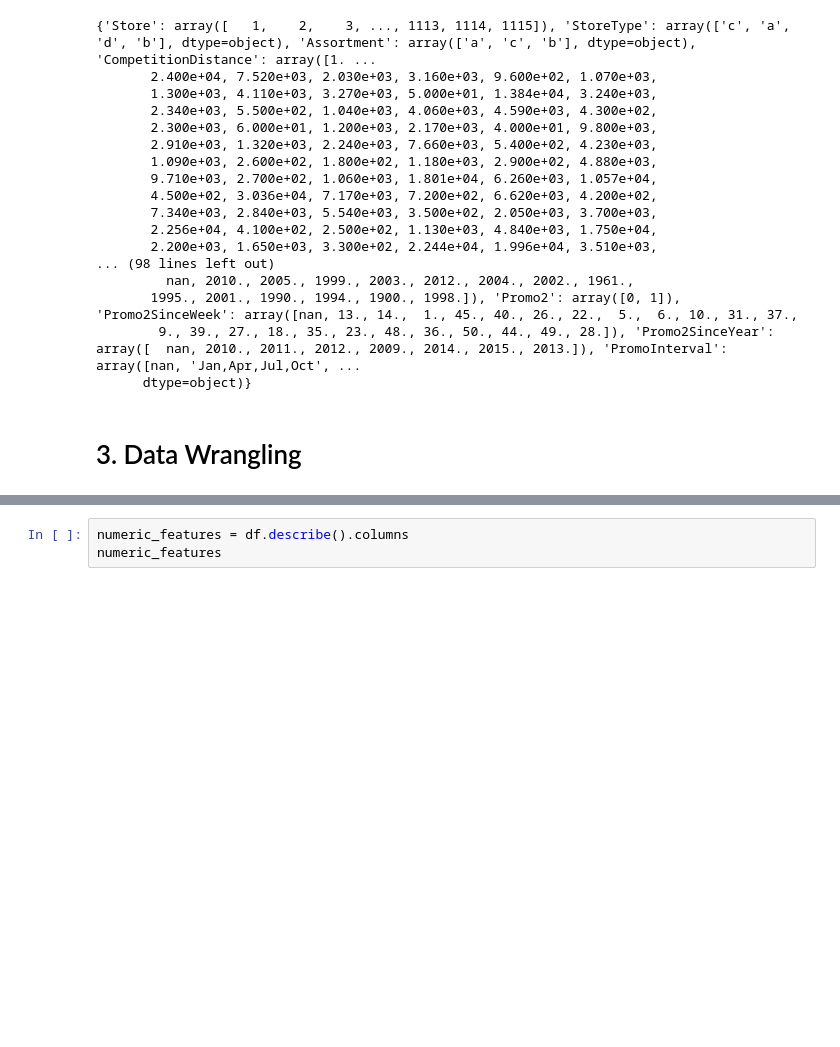
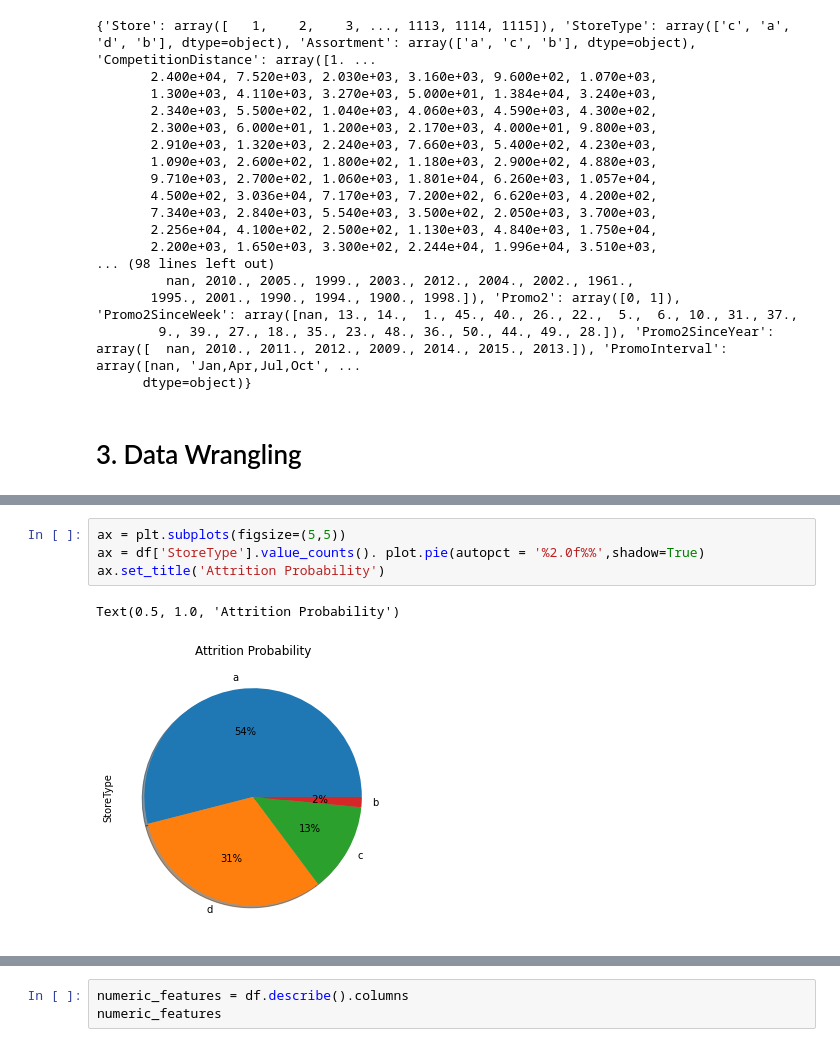
Before and after one commit to Shambhurajdesai/Project, a Jupyter notebook: Capstone_II.ipynb, the cells around one changed output, grey strips where cells are left out. Drawn from its saved outputs; the diff is of its cells as text; blank space fills up the shorter version.

```diff
--- a/Capstone_II.ipynb
+++ b/Capstone_II.ipynb
@@ -212,0 +250,7 @@ print(uniques)
+# %%
+ax = plt.subplots(figsize=(5,5))
+ax = df['StoreType'].value_counts(). plot.pie(autopct = '%2.0f%%',shadow=True)
+ax.set_title('Attrition Probability')
+# %% [output]
+Text(0.5, 1.0, 'Attrition Probability')
+[figure, added]
```
Also changed, not shown: parts of 16 cells of this notebook.
